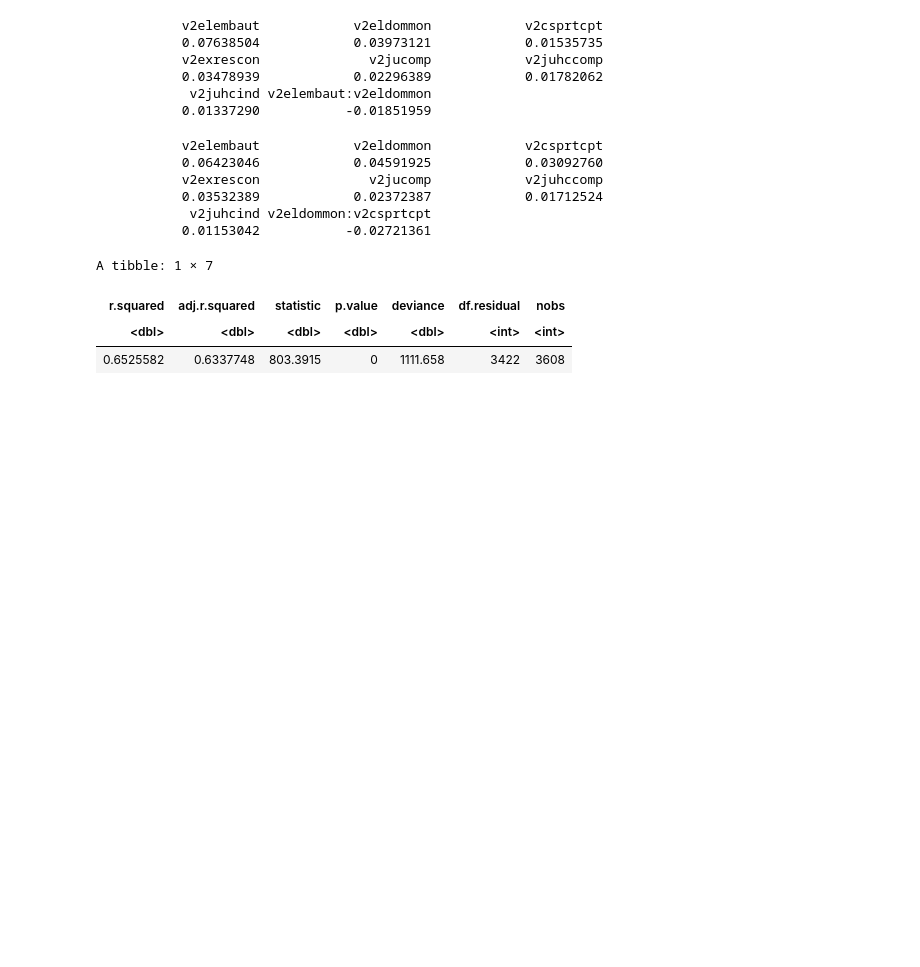
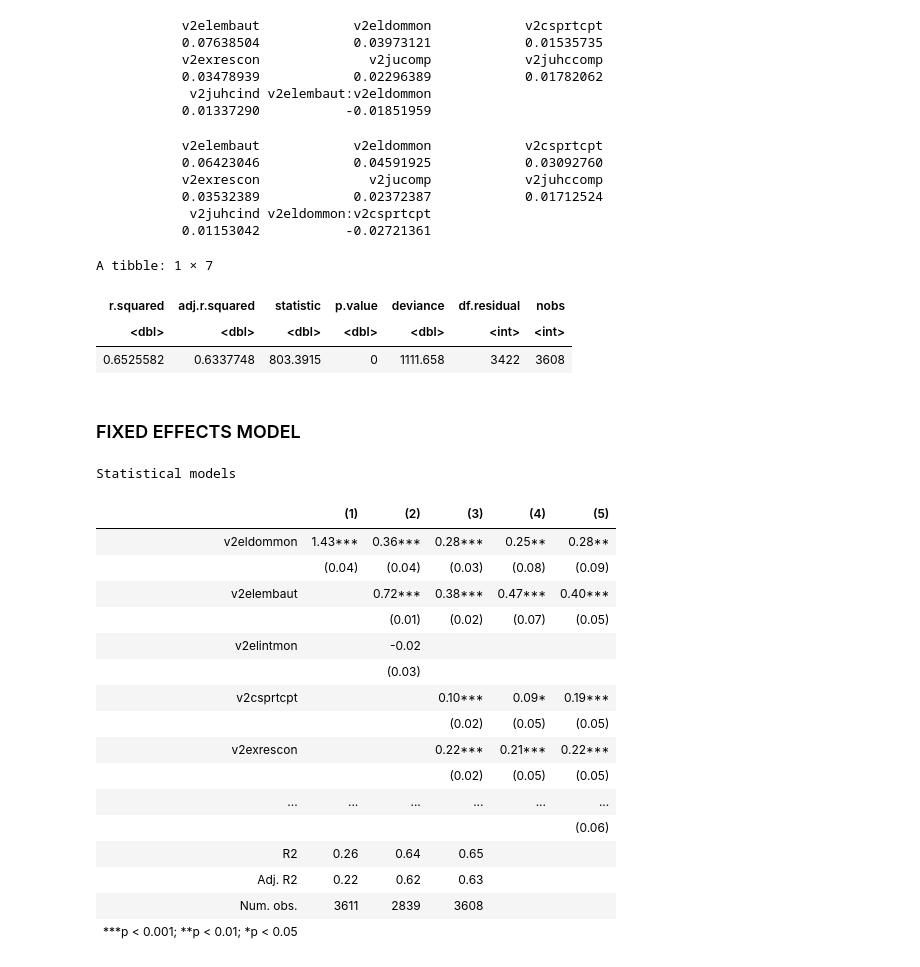
Before and after one commit to basakbozkurt/OII, a Jupyter notebook: DomesticMonitoring.ipynb, the cells around one changed output. Cells and saved outputs as stored; diff of their text form; code cells hidden in the pictures; blank space fills up the shorter version.

```diff
--- a/DomesticMonitoring.ipynb
+++ b/DomesticMonitoring.ipynb
@@ -496,3 +461,36 @@ A tibble: 1 × 7
 | r.squared | adj.r.squared | statistic | p.value | deviance | df.residual | nobs |
 | <dbl> | <dbl> | <dbl> | <dbl> | <dbl> | <int> | <int> |
 | 0.6525582 | 0.6337748 | 803.3915 | 0 | 1111.658 | 3422 | 3608 |
+# %% [markdown]
+### FIXED EFFECTS MODEL
+# %%
+display_html(htmlreg(list(model_dmo,
+               model_ebm,
+               model_judicial,
+               model_all_hac_e,
+               model_all_hac_c),
+               type = "text",
+          custom.model.names = c("(1)",
+                                 "(2)",
+                                 "(3)",
+                                 "(4)",
+                                 "(5)")))
+# %% [output]
+Statistical models
+|  | (1) | (2) | (3) | (4) | (5) |
+| v2eldommon | 1.43*** | 0.36*** | 0.28*** | 0.25** | 0.28** |
+|  | (0.04) | (0.04) | (0.03) | (0.08) | (0.09) |
+| v2elembaut |  | 0.72*** | 0.38*** | 0.47*** | 0.40*** |
+|  |  | (0.01) | (0.02) | (0.07) | (0.05) |
+| v2elintmon |  | -0.02 |  |  |  |
+|  |  | (0.03) |  |  |  |
+| v2csprtcpt |  |  | 0.10*** | 0.09* | 0.19*** |
+|  |  |  | (0.02) | (0.05) | (0.05) |
+| v2exrescon |  |  | 0.22*** | 0.21*** | 0.22*** |
+|  |  |  | (0.02) | (0.05) | (0.05) |
+| ... | ... | ... | ... | ... | ... |
+|  |  |  |  |  | (0.06) |
+| R2 | 0.26 | 0.64 | 0.65 |  |  |
+| Adj. R2 | 0.22 | 0.62 | 0.63 |  |  |
+| Num. obs. | 3611 | 2839 | 3608 |  |  |
+| ***p < 0.001; **p < 0.01; *p < 0.05 |  |  |  |  |  |
```
Also changed, not shown: parts of 10 cells of this notebook.
